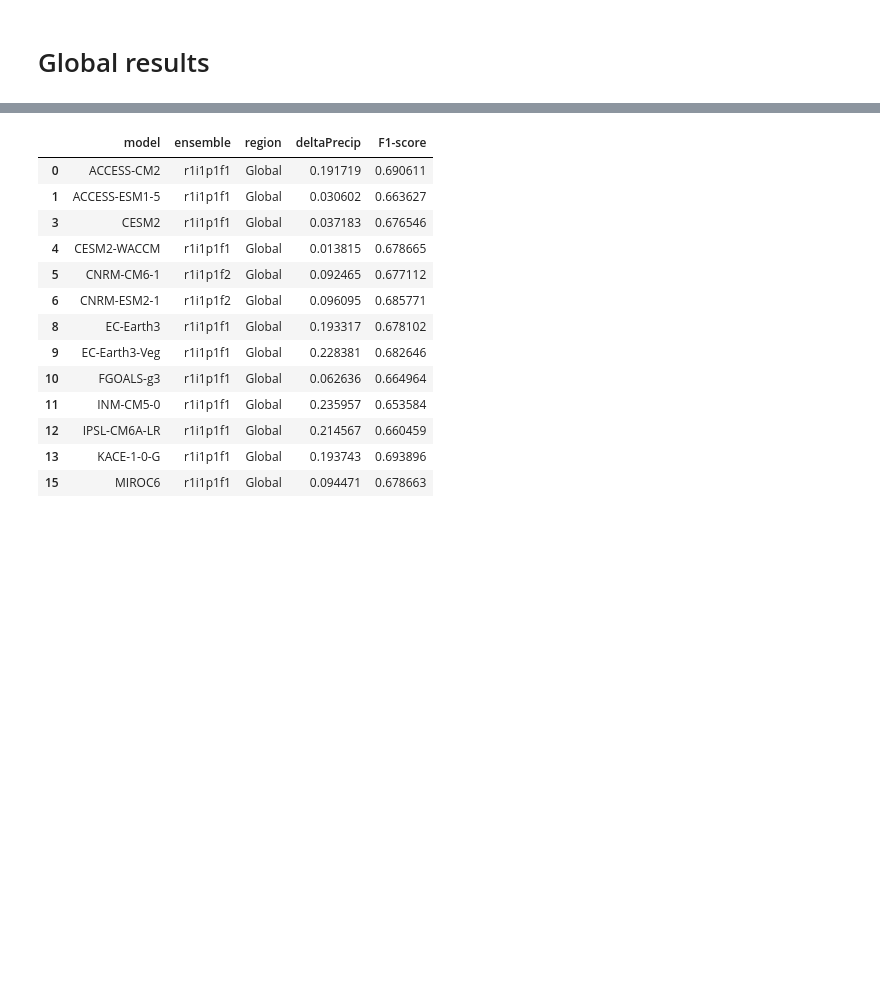
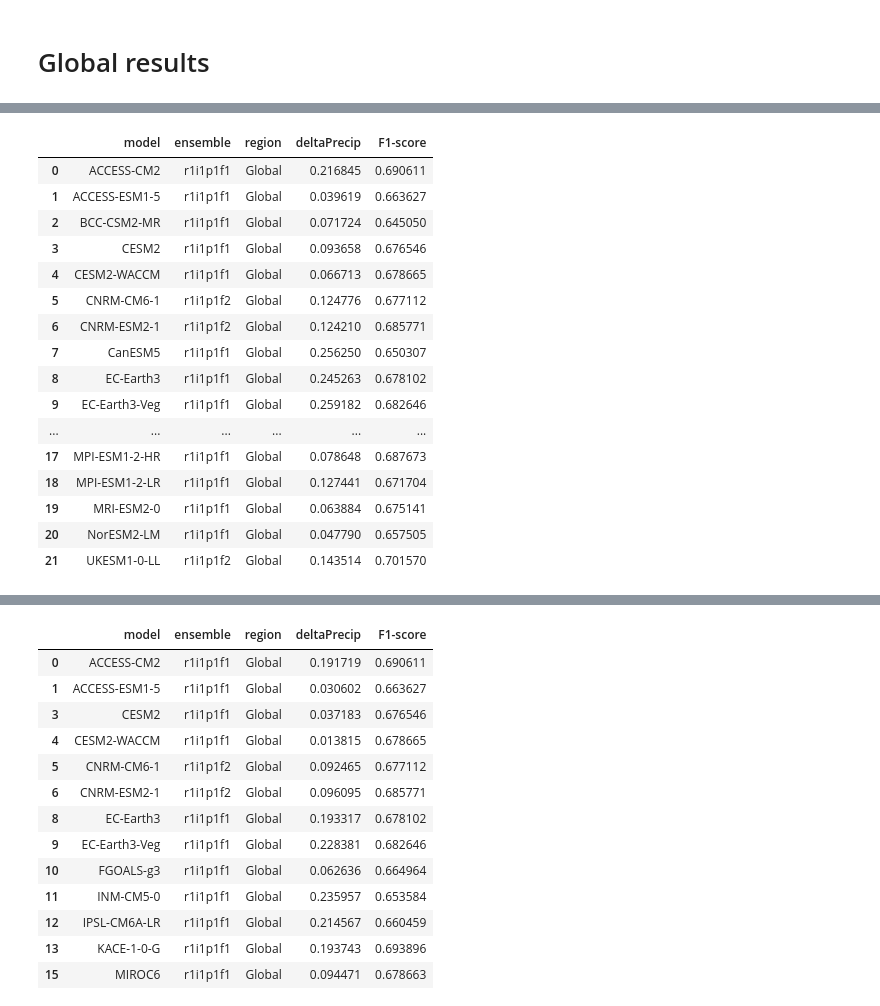
Before and after one commit to EyringMLClimateGroup/debeire25esd_CausalWeighting, a Jupyter notebook: CMIP CME study - PSL timebin1_60comps_ERA5.ipynb, the cells around one changed output, grey strips where cells are left out. Drawn from its saved outputs; the diff is of its cells as text; code cells hidden in the pictures; blank space fills up the shorter version.

```diff
--- a/CMIP CME study - PSL timebin1_60comps_ERA5.ipynb
+++ b/CMIP CME study - PSL timebin1_60comps_ERA5.ipynb
@@ -826,3 +750,23 @@ precip_vs_F1_polyfit_60comp_SSP5-8.5_ERA5.pdf
+# %%
+df_deltaPrecip_f1score
+# %% [output]
+|  | model | ensemble | region | deltaPrecip | F1-score |
+| 0 | ACCESS-CM2 | r1i1p1f1 | Global | 0.216845 | 0.690611 |
+| 1 | ACCESS-ESM1-5 | r1i1p1f1 | Global | 0.039619 | 0.663627 |
+| 2 | BCC-CSM2-MR | r1i1p1f1 | Global | 0.071724 | 0.645050 |
+| 3 | CESM2 | r1i1p1f1 | Global | 0.093658 | 0.676546 |
+| 4 | CESM2-WACCM | r1i1p1f1 | Global | 0.066713 | 0.678665 |
+| 5 | CNRM-CM6-1 | r1i1p1f2 | Global | 0.124776 | 0.677112 |
+| 6 | CNRM-ESM2-1 | r1i1p1f2 | Global | 0.124210 | 0.685771 |
+| 7 | CanESM5 | r1i1p1f1 | Global | 0.256250 | 0.650307 |
+| 8 | EC-Earth3 | r1i1p1f1 | Global | 0.245263 | 0.678102 |
+| 9 | EC-Earth3-Veg | r1i1p1f1 | Global | 0.259182 | 0.682646 |
+| ... | ... | ... | ... | ... | ... |
+| 17 | MPI-ESM1-2-HR | r1i1p1f1 | Global | 0.078648 | 0.687673 |
+| 18 | MPI-ESM1-2-LR | r1i1p1f1 | Global | 0.127441 | 0.671704 |
+| 19 | MRI-ESM2-0 | r1i1p1f1 | Global | 0.063884 | 0.675141 |
+| 20 | NorESM2-LM | r1i1p1f1 | Global | 0.047790 | 0.657505 |
+| 21 | UKESM1-0-LL | r1i1p1f2 | Global | 0.143514 | 0.701570 |
 # %%
 df_deltaPrecip_f1score = pd.merge(df_deltaPrecip_ssp370[df_deltaPrecip_ssp370["region"]=="Global"],df_f1score_seasonaveraged_global,on=['model','ensemble'])
 idx_toremove = df_deltaPrecip_f1score[ df_deltaPrecip_f1score['model'] == "BCC-CSM2-MR" ].index
```
Also changed, not shown: parts of 11 cells of this notebook, 3 other files.
